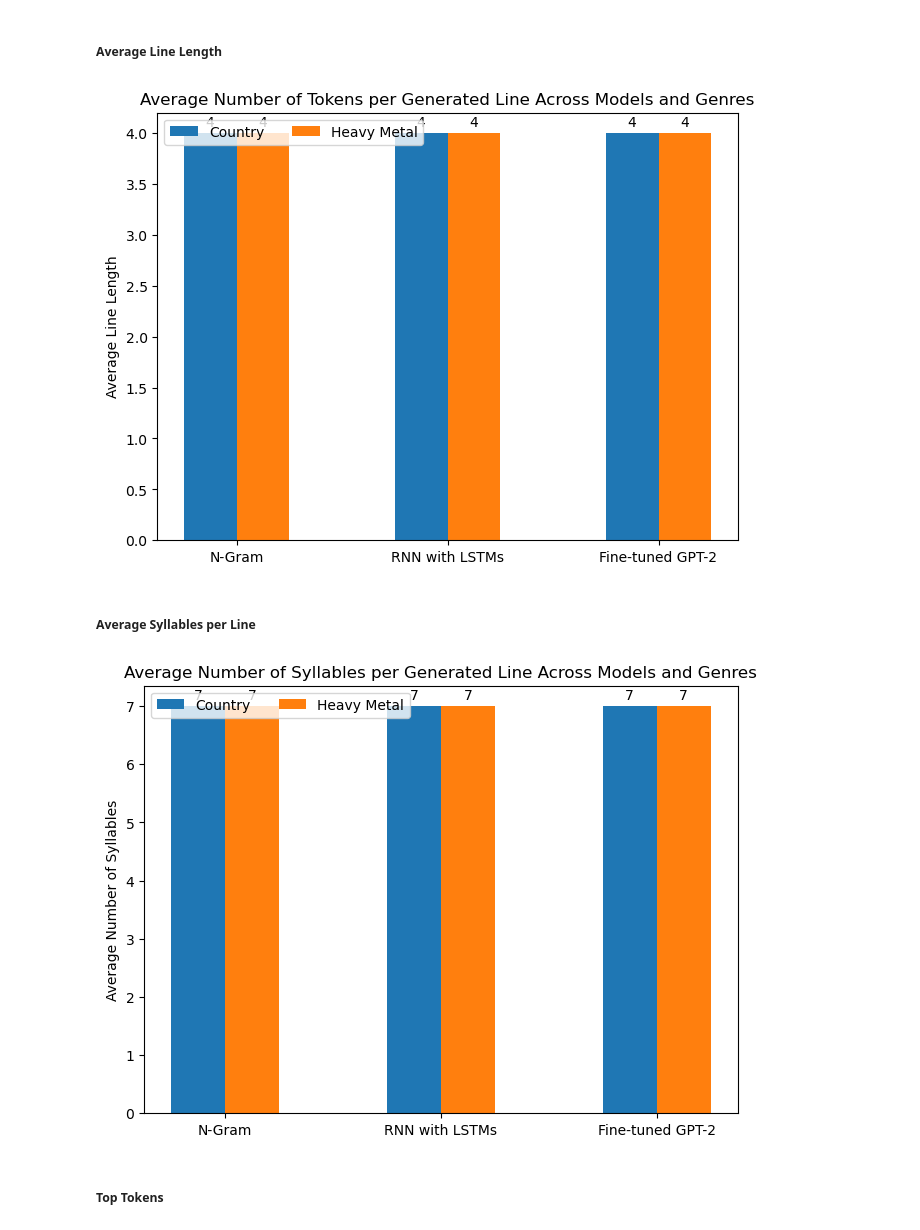
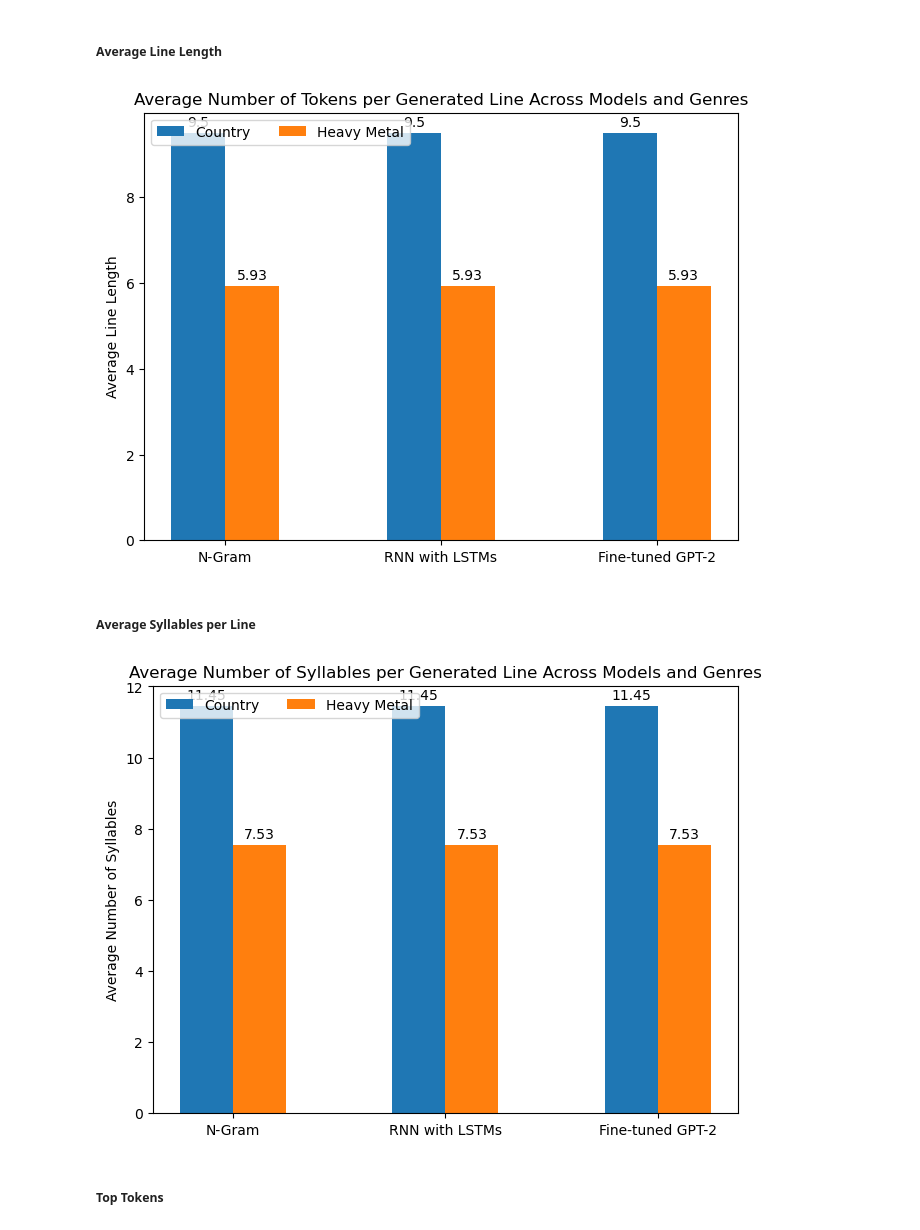
Before and after one commit to gellerjulia/CS4120_Song_Lyric_Generation, a Jupyter notebook: evaluation.ipynb, the cells around one changed output. Cells and saved outputs as stored; diff of their text form; code cells hidden in the pictures.

```diff
--- a/evaluation.ipynb
+++ b/evaluation.ipynb
@@ -143,11 +188,11 @@ def avg_tokens_per_line(lines: list):
     num_tokens = [len(nltk.word_tokenize(line)) for line in lines]
     return np.mean(num_tokens)
 # %%
-country_line_lengths = (avg_tokens_per_line(["This is a placeholder"]))
-metal_line_lengths = (avg_tokens_per_line(["This is a placeholder"]))
+country_line_lengths = (avg_tokens_per_line(ngram_country_seqs))
+metal_line_lengths = (avg_tokens_per_line(ngram_metal_seqs))
 create_grouped_barchart(country_line_lengths, metal_line_lengths, 'Average Number of Tokens per Generated Line Across Models and Genres', 'Average Line Length')
 # %% [output]
-[figure, old version]
+[figure, new version]
 # %% [markdown]
 ##### Average Syllables per Line
 # %%
@@ -164,11 +209,11 @@ def avg_syllables_per_line(lines: list):
     num_syllables = [syllables.estimate(line) for line in lines]
     return np.mean(num_syllables)
 # %%
-country_num_syllables = (avg_syllables_per_line(["This is a placeholder"]))
-metal_num_syllables = (avg_syllables_per_line(["This is a placeholder"]))
+country_num_syllables = (avg_syllables_per_line(ngram_country_seqs))
+metal_num_syllables = (avg_syllables_per_line(ngram_metal_seqs))
 create_grouped_barchart(country_num_syllables, metal_num_syllables, 'Average Number of Syllables per Generated Line Across Models and Genres', 'Average Number of Syllables')
 # %% [output]
-[figure, old version]
+[figure, new version]
 # %% [markdown]
 ##### Top Tokens
 # %%
```
Also changed, not shown: parts of 11 cells of this notebook, 4 other files.
